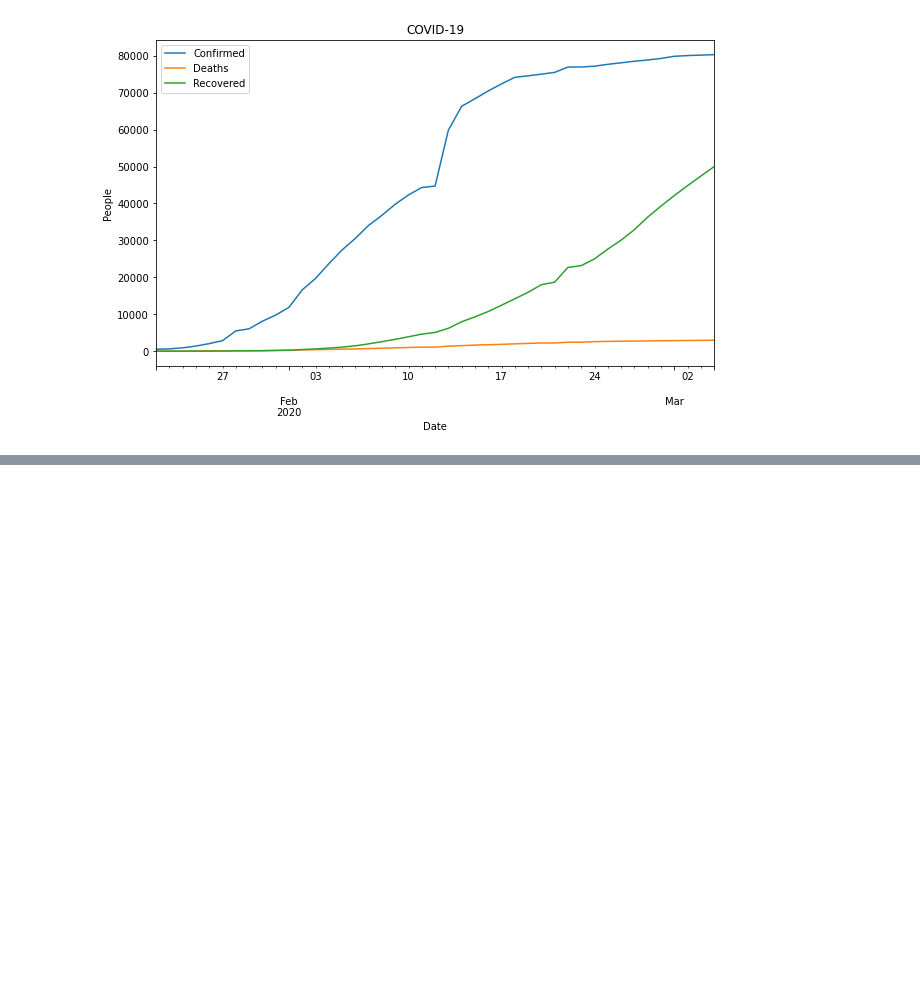
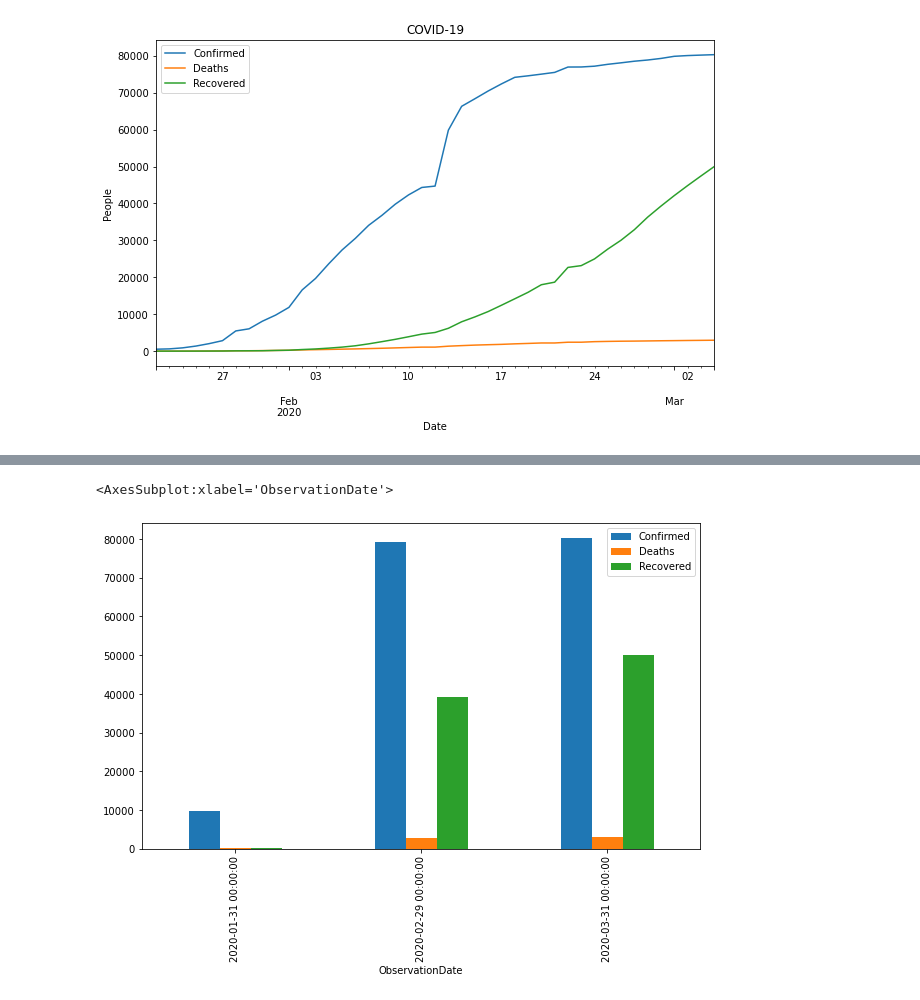
Before and after one commit to cristian-data-science/pythoncode, a Jupyter notebook: TimeSeries.ipynb, the cells around one changed output, grey strips where cells are left out. Drawn from its saved outputs; the diff is of its cells as text; code cells hidden in the pictures; blank space fills up the shorter version.

```diff
--- a/TimeSeries.ipynb
+++ b/TimeSeries.ipynb
@@ -385,0 +396,3 @@ plt.show()
+# %%
+df_montly =  df_china.resample("M").max()
+df_montly
@@ -385,0 +405,5 @@ plt.show()
+# %%
+df_montly.plot(figsize = (10,6),kind="bar")
+# %% [output]
+<AxesSubplot:xlabel='ObservationDate'>
+[figure, added]
```
Also changed, not shown: parts of 7 cells of this notebook, 1 other file.
